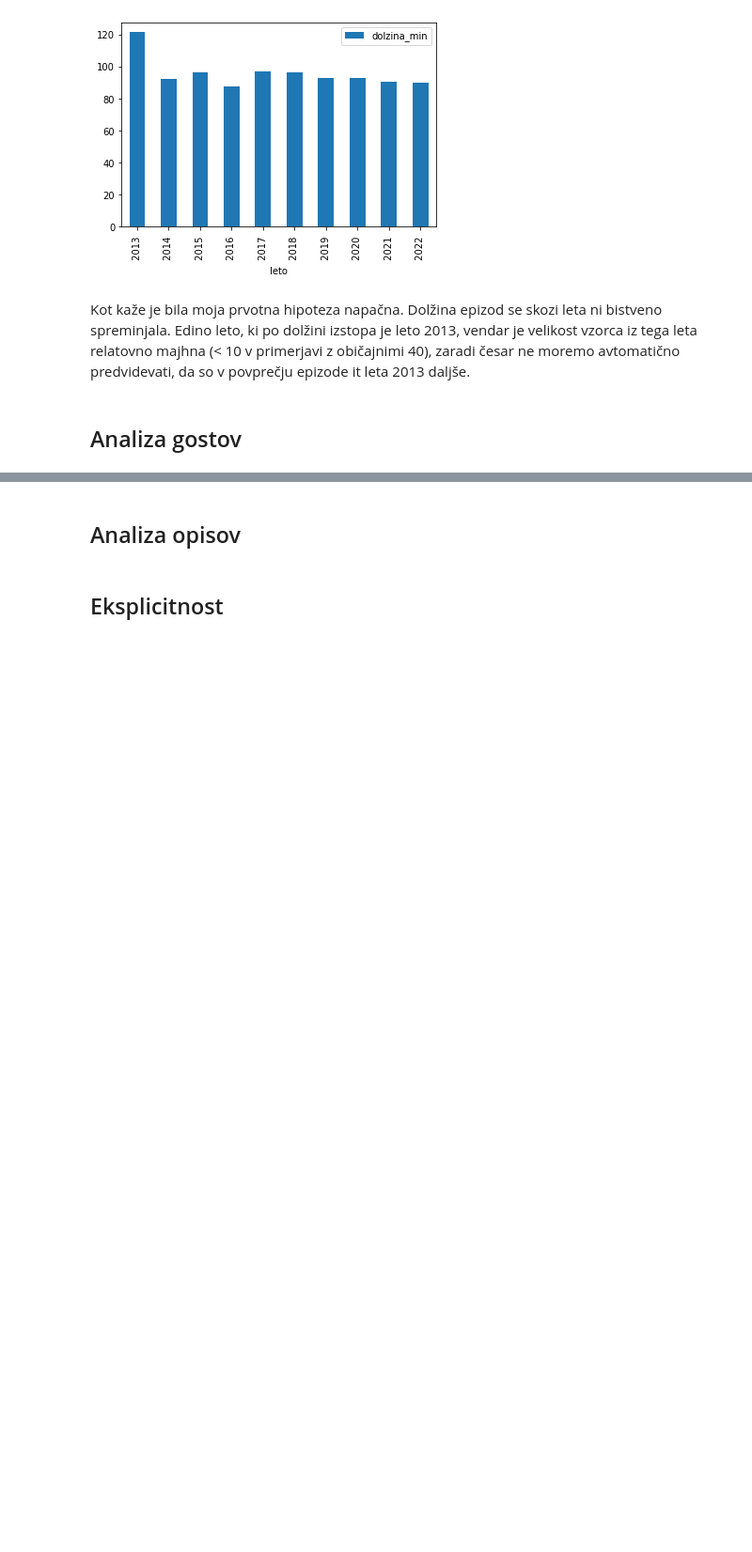
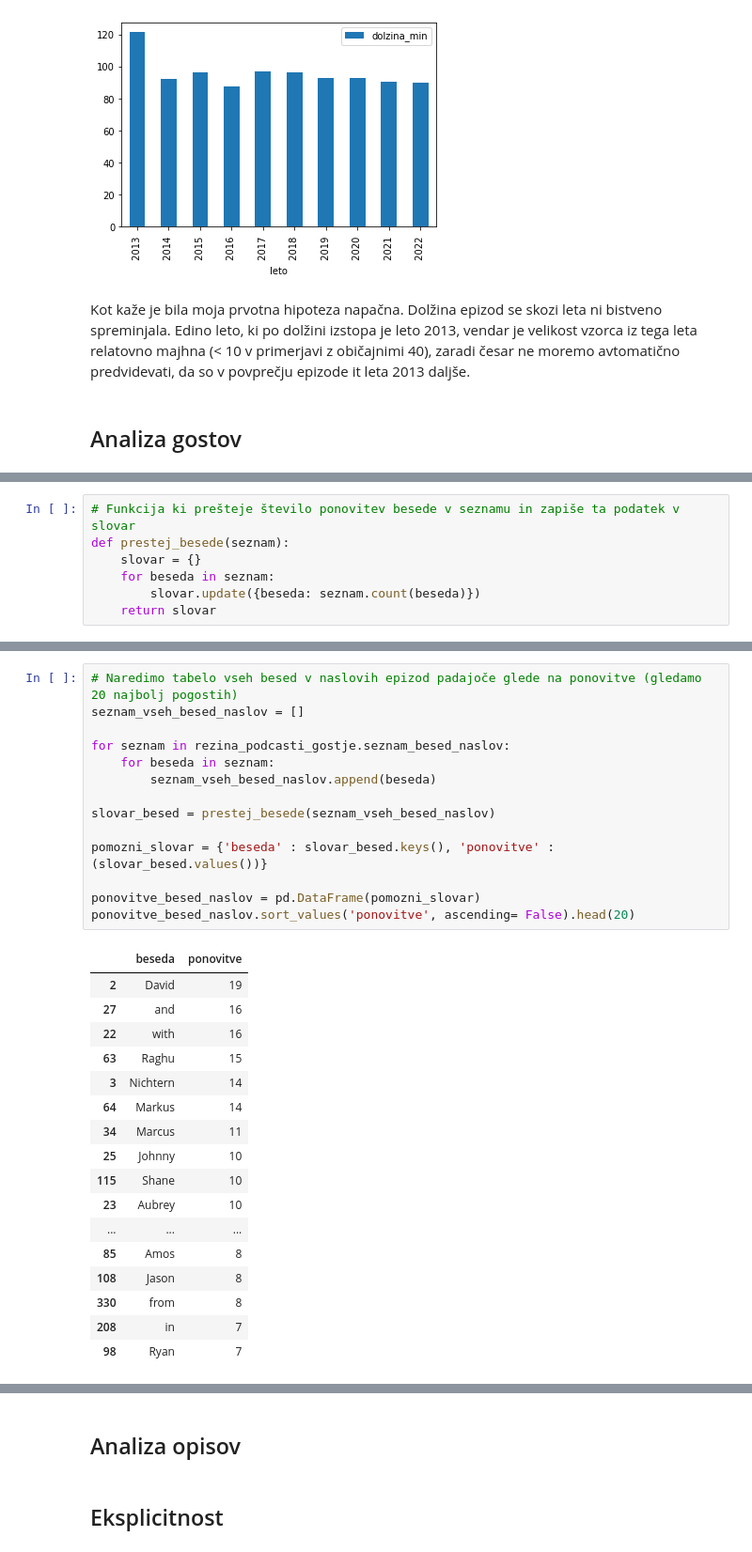
Before and after one commit to lukamarcic/DTFH-analiza-podatkov, a Jupyter notebook: analiza_podatkov.ipynb, the cells around one changed output, grey strips where cells are left out. Shown at 94% size. Saved outputs shown, nothing was run; the diff lists cells and outputs as text; blank space fills up the shorter version.

```diff
--- a/analiza_podatkov.ipynb
+++ b/analiza_podatkov.ipynb
@@ -239,0 +247,7 @@ Kot kaže je bila moja prvotna hipoteza napačna. Dolžina epizod se skozi leta
+# %%
+# Funkcija ki prešteje število ponovitev besede v seznamu in zapiše ta podatek v slovar
+def prestej_besede(seznam):
+    slovar = {}
+    for beseda in seznam:
+        slovar.update({beseda: seznam.count(beseda)})
+    return slovar
@@ -239,0 +273,32 @@ Kot kaže je bila moja prvotna hipoteza napačna. Dolžina epizod se skozi leta
+# %%
+# Naredimo tabelo vseh besed v naslovih epizod padajoče glede na ponovitve (gledamo 20 najbolj pogostih)
+seznam_vseh_besed_naslov = []
+
+for seznam in rezina_podcasti_gostje.seznam_besed_naslov:
+    for beseda in seznam:
+        seznam_vseh_besed_naslov.append(beseda)
+
+slovar_besed = prestej_besede(seznam_vseh_besed_naslov)
+
+pomozni_slovar = {'beseda' : slovar_besed.keys(), 'ponovitve' : (slovar_besed.values())}
+
+ponovitve_besed_naslov = pd.DataFrame(pomozni_slovar)
+ponovitve_besed_naslov.sort_values('ponovitve', ascending= False).head(20)
+# %% [output]
+|  | beseda | ponovitve |
+| 2 | David | 19 |
+| 27 | and | 16 |
+| 22 | with | 16 |
+| 63 | Raghu | 15 |
+| 3 | Nichtern | 14 |
+| 64 | Markus | 14 |
+| 34 | Marcus | 11 |
+| 25 | Johnny | 10 |
+| 115 | Shane | 10 |
+| 23 | Aubrey | 10 |
+| ... | ... | ... |
+| 85 | Amos | 8 |
+| 108 | Jason | 8 |
+| 330 | from | 8 |
+| 208 | in | 7 |
+| 98 | Ryan | 7 |
```
Also changed, not shown: parts of 11 cells of this notebook.
